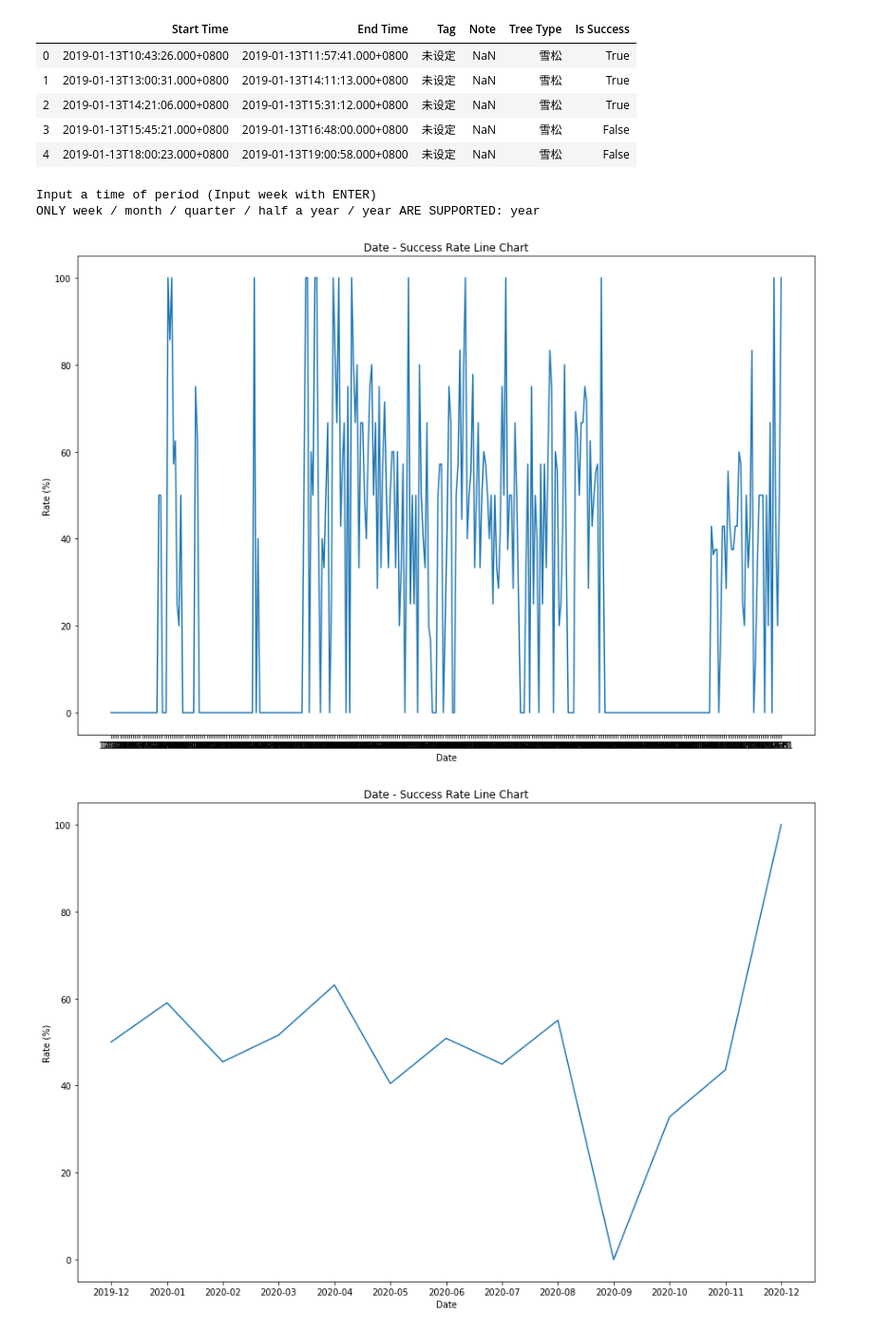
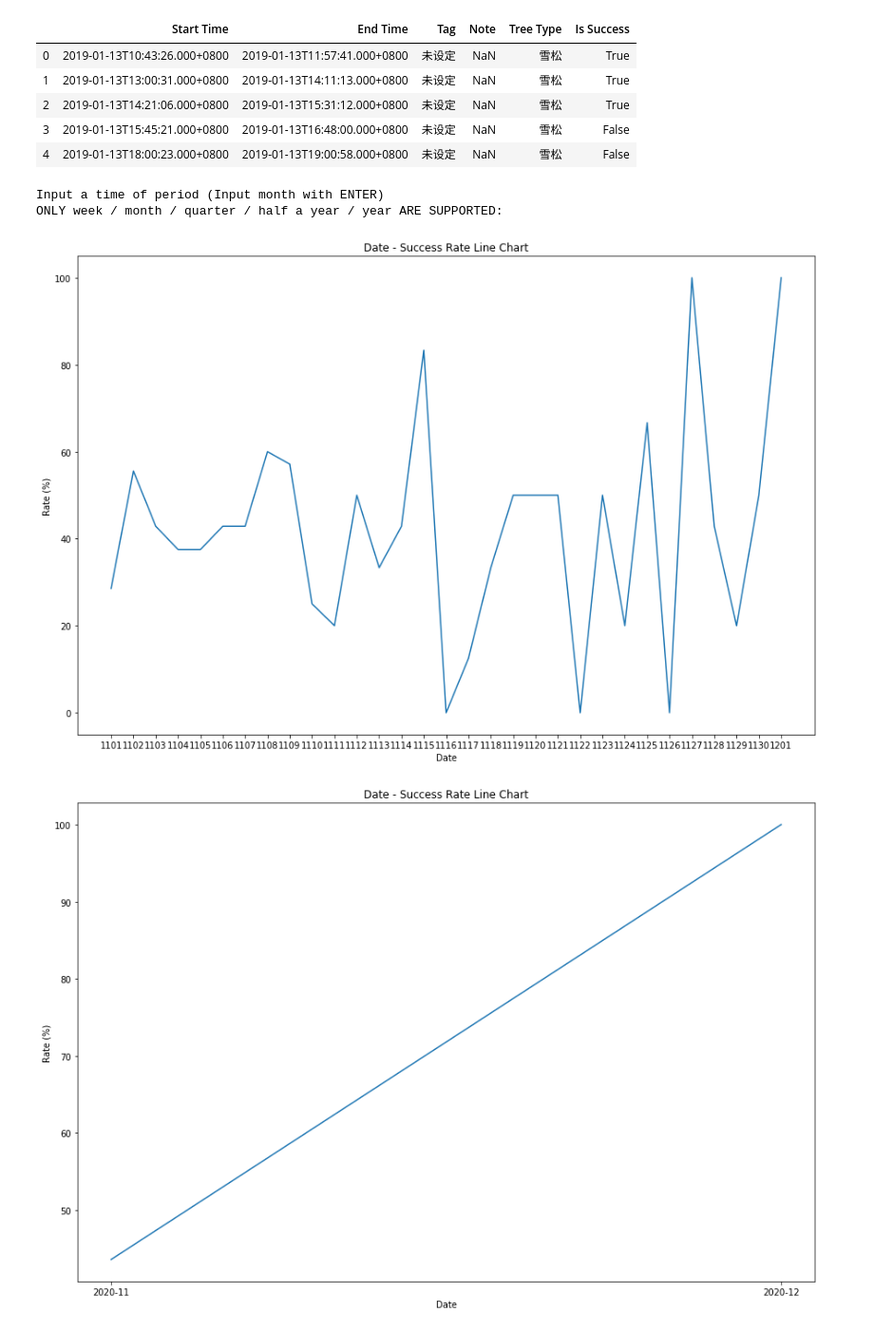
Before and after one commit to blackdogtop/Forest-Analysis, a Jupyter notebook: Forest-Analysis.ipynb, the cells around one changed output. Shown: that part at 95% size. Drawn from its saved outputs; the diff is of its cells as text; code cells hidden in the pictures.

```diff
--- a/Forest-Analysis.ipynb
+++ b/Forest-Analysis.ipynb
@@ -31,7 +33,7 @@ class Time:
 
     def getDateList(self, startDate: str, endDate: str) -> list:
         """get the date list between start date and end date"""
-        dateList = [datetime.strftime(x, '%Y-%m-%d') for x in list(pd.date_range(startDate, endDate))]
+        dateList = [dt.strftime(x, '%Y-%m-%d') for x in list(pd.date_range(startDate, endDate))]
         return dateList
 
 
@@ -40,6 +42,41 @@ class Time:
         pastDate = date.today() - timedelta(days = N)
         pastDate.strftime('%Y-%m-%d')  # 格式化日期
         return pastDate
+
+
+    def getNearDate(self, date: str, previous=True):
+        """
+        Get previous/next date zero O'clock e.g. 2020-05-01 00:00:00
+        :params
+            date: a str with YYYY-MM-DD format
+            previous: a bool type param which can judge is previous or next day
+        """
+        return parse(date) - datetime.timedelta(days=1) if previous else parse(date) + datetime.timedelta(days=1)
+
+
+    def getTimeInterval(self, t1: str, t2: str):
+        """
+        Get time interval in second / hour
+        :params
+            t1 t2: a str with format YYYY-MM-DDThh:mm:ss, which T is delimiter (e.g. 2019-01-14T08:00:38)
+                   t1 is the previous time point, t2 is the later time point
+        """
+        t1, t2 = parse(t1), parse(t2)
+        return int((t2-t1).total_seconds())
+
+
+    def second2hour(self, second):
+        """
+        Transfer seconds to hours with format '9.50' hours
+        ref:
+            https://stackoverflow.com/questions/775049/how-do-i-convert-seconds-to-hours-minutes-and-seconds
+        :params second: nums
+        :return floatHours: float format hour
+        """
+        HMS = str(datetime.timedelta(seconds=second))
+        hours, minutes = HMS.split(':')[0], HMS.split(':')[1]
+        floatHours = float(hours + '.' + minutes)
+        return round(floatHours, 2)  # two decimal places
 # %%
 class SuccessAnalysis:
     def __init__(self, df):
@@ -82,8 +119,8 @@ class SuccessAnalysis:
     def successInTimePeriod(self):
         """success number / rate in a time of period"""
         timePeriod = input(
-            'Input a time of period (Input week with ENTER)\n'
-            'ONLY week / month / quarter / half a year / year ARE SUPPORTED: ').strip() or 'week'  # week as default
+            'Input a time of period (Input month with ENTER)\n'
+            'ONLY week / month / quarter / half a year / year ARE SUPPORTED: ').strip() or 'month'  # week as default
         if timePeriod not in ['week', 'month', 'quarter', 'half a year', 'year']:
             raise NameError ('The Input Name Is Error, Please Input Again.')
 
@@ -103,7 +140,7 @@ class SuccessAnalysis:
         :params sucRates: a list of success rate correspond to dates
         """
         if len(dates[0].split('-')) > 2:
-            dates = ['.'.join(day.split('-')[1:]) for day in dates]  # re-format day to month
+            dates = [''.join(day.split('-')[1:]) for day in dates]  # re-format day to month
 
         X, Y = dates, sucRates
 #         width, height = len(dates), int(len(dates) * 2 / 3)
@@ -125,34 +162,34 @@ class SuccessAnalysis:
             list(treeDict.values()): a list of success rate correspond to the month
         formula:
             number of success in month / number of trees in month
         """
         treeDict = {}  # use a dict to count trees, format with date: [succ, total]
         for day in days:
             countTree, successTree, _ = self.successInDay(day)
             month = '-'.join(day.split('-')[:-1])
             if month not in treeDict:
                 treeDict[month] = [successTree, countTree]
             else:
                 treeDict[month][0] += successTree
                 treeDict[month][1] += countTree
         # calculate success rate
         for key, value in treeDict.items():
             successRate = round((value[0]/value[1])*100, 2) if value[1] != 0 else 0.0
             treeDict[key] = successRate
         return list(treeDict), list(treeDict.values())  # month, success rate
 
 
 
 s = SuccessAnalysis(df)
 # _ = s.successInDay(date='2020-05-01',showResult=True)  # analyse a specific date success situation
 
 days, succ = s.successInTimePeriod()
 s.plotSuccess(days, succ)  # plot success rate in days
 
 mon, succMon = s.aveSucRate(days)
 s.plotSuccess(mon, succMon)  # plot success rate in months
 # %% [output]
-Input a time of period (Input week with ENTER)
-ONLY week / month / quarter / half a year / year ARE SUPPORTED: year
+Input a time of period (Input month with ENTER)
+ONLY week / month / quarter / half a year / year ARE SUPPORTED:
-[figure, old version]
+[figure, new version]
-[figure, old version]
+[figure, new version]
```
Also changed, not shown: parts of 5 cells of this notebook.
